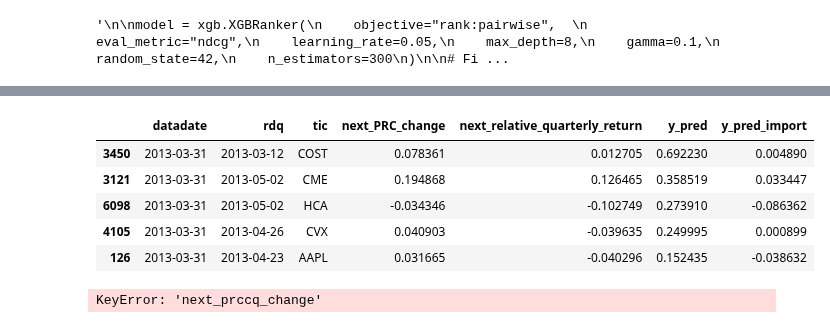
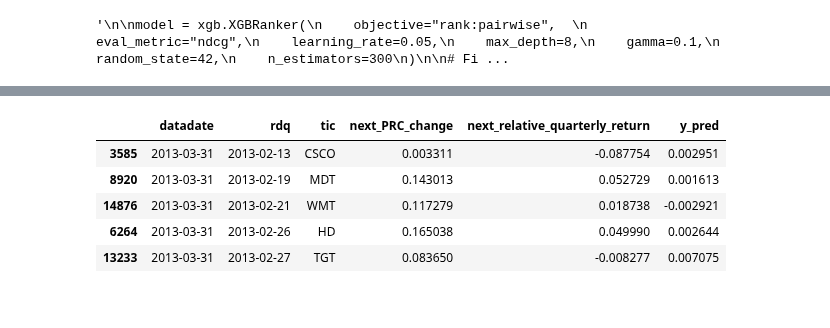
Before and after one commit to edocampione/4YP, a Jupyter notebook: models/profit.ipynb, the cells around one changed output, grey strips where cells are left out. Cells and saved outputs as stored; diff of their text form; code cells hidden in the pictures.

```diff
--- a/models/profit.ipynb
+++ b/models/profit.ipynb
@@ -85,9 +85,9 @@ Number of unique stocks: 79
  'PYPL' 'QCOM' 'RTX' 'SBUX' 'SPGI' 'STZ' 'T' 'TGT' 'TMO' 'TSLA' 'TSN'
  'UNH' 'UPS' 'V' 'VZ' 'WBA' 'WDC' 'WMT' 'XOM' 'ZTS']
 # %%
-tickers_to_drop = ['AMT', 'CTSH', 'GOOGL', 'META', 'PYPL', 'RJF', 'TSLA', 'ZTS']
+tickers_to_drop = ['AMT', 'CTSH', 'GOOGL', 'META', 'PYPL', 'RJF', 'TSLA', 'ZTS', 'RTX', 'MA']
 
-#df = df[~df['tic'].isin(tickers_to_drop)]
+df = df[~df['tic'].isin(tickers_to_drop)]
 # %%
 train_start_date = '1970-03-31'
 valid_start_date = '2010-03-31'
@@ -559,59 +536,10 @@ weighted avg       0.50      0.50      0.48      2849
 # %%
-results['y_pred_import'] = y_test_pred
-results = results.sort_values(by=['datadate', 'y_pred'], ascending=[True, False])
-
-results.head(5)
+results1 = results.sort_values(by=['rdq'], ascending=[True])
+results1.head()
 # %% [output]
-|  | datadate | rdq | tic | next_PRC_change | next_relative_quarterly_return | y_pred | y_pred_import |
-| 3450 | 2013-03-31 | 2013-03-12 | COST | 0.078361 | 0.012705 | 0.692230 | 0.004890 |
-| 3121 | 2013-03-31 | 2013-05-02 | CME | 0.194868 | 0.126465 | 0.358519 | 0.033447 |
-| 6098 | 2013-03-31 | 2013-05-02 | HCA | -0.034346 | -0.102749 | 0.273910 | -0.086362 |
-| 4105 | 2013-03-31 | 2013-04-26 | CVX | 0.040903 | -0.039635 | 0.249995 | 0.000899 |
-| 126 | 2013-03-31 | 2013-04-23 | AAPL | 0.031665 | -0.040296 | 0.152435 | -0.038632 |
+|  | datadate | rdq | tic | next_PRC_change | next_relative_quarterly_return | y_pred |
+| 3585 | 2013-03-31 | 2013-02-13 | CSCO | 0.003311 | -0.087754 | 0.002951 |
+| 8920 | 2013-03-31 | 2013-02-19 | MDT | 0.143013 | 0.052729 | 0.001613 |
+| 14876 | 2013-03-31 | 2013-02-21 | WMT | 0.117279 | 0.018738 | -0.002921 |
+| 6264 | 2013-03-31 | 2013-02-26 | HD | 0.165038 | 0.049990 | 0.002644 |
+| 13233 | 2013-03-31 | 2013-02-27 | TGT | 0.083650 | -0.008277 | 0.007075 |
-# %%
-def softmax_weighted_return(df, sort_col, target_col, n=5, largest=True):
-    if largest:
-        selected = df.nlargest(n, sort_col)
-    else:
-        selected = df.nsmallest(n, sort_col)
-    # Compute softmax weights from the predicted scores:
-    e_scores = np.exp(selected[sort_col])
-    weights = e_scores / e_scores.sum()
-    return (selected[target_col] * weights).sum()
-
-def exponential_weighted_return(df, sort_col, target_col, n=10, largest=True, alpha=0.5):
-    if largest:
-        selected = df.nlargest(n, sort_col)
-    else:
-        selected = df.nsmallest(n, sort_col)
-    selected = selected.sort_values(by=sort_col, ascending=not largest).copy()
-    selected['rank'] = range(1, len(selected) + 1)
-    # Exponential weights: weight = exp(-alpha * (rank - 1))
-    selected['weight'] = np.exp(-alpha * (selected['rank'] - 1))
-    selected['weight'] /= selected['weight'].sum()  # Normalize weights
-    return (selected[target_col] * selected['weight']).sum()
-
-# For the predicted top 10, weight by predicted returns ('pred_rank_score')
-df_avg['top_10_import'] = results.groupby('datadate').apply(
-    lambda group: exponential_weighted_return(
-        group,
-        sort_col='y_pred_import',
-        target_col='next_prccq_change',
-        largest=True
-    )
-).reset_index(level=0, drop=True)
-
-# For the predicted bottom 10, weight by predicted returns
-df_avg['bottom_10_import'] = results.groupby('datadate').apply(
-    lambda group: exponential_weighted_return(
-        group,
-        sort_col='y_pred_import',
-        target_col='next_prccq_change',
-        largest=False
-    )
-).reset_index(level=0, drop=True)
-
-# Display the first 100 rows of the new dataframe
-df_avg.head(10)
-# %% [output]
-KeyError: 'next_prccq_change'
```
Also changed, not shown: parts of 14 cells of this notebook, 1 other file.
